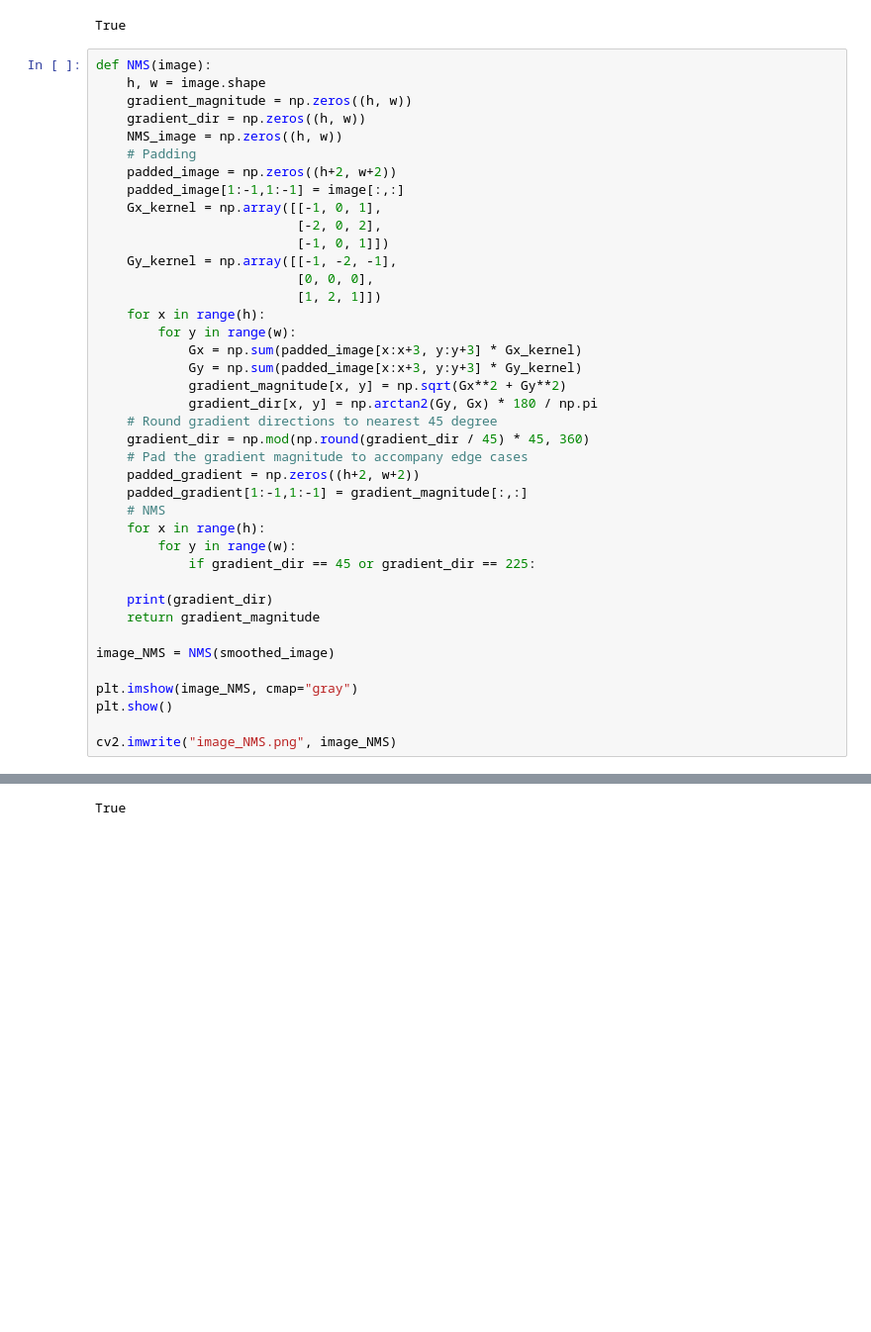
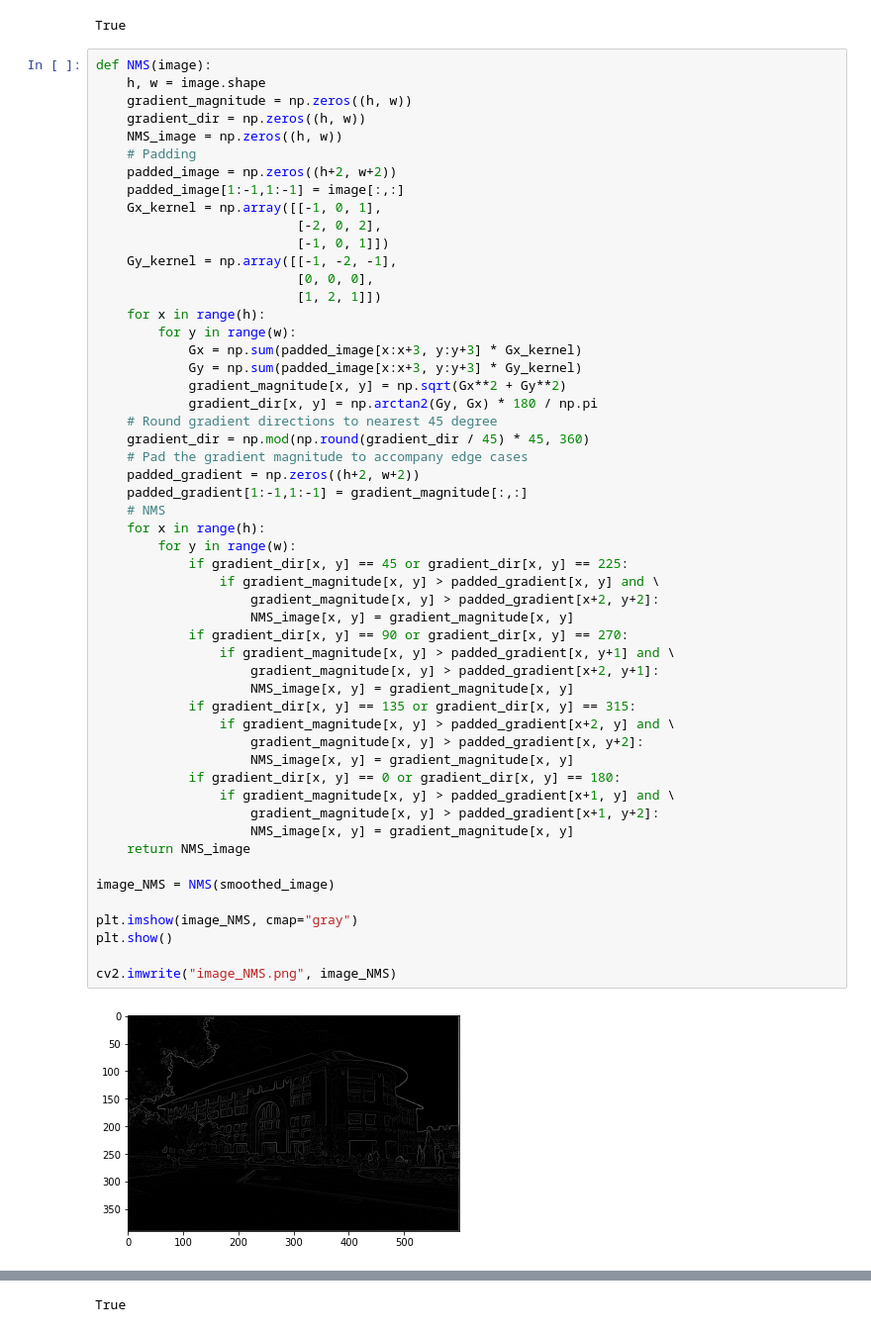
Before and after one commit to ghanbarzadeh/Course_MachineVision_2021, a Jupyter notebook: CHW1.ipynb, the cells around one changed output, grey strips where cells are left out. Shown at 99% size. Drawn from its saved outputs; the diff is of its cells as text; blank space fills up the shorter version.

```diff
--- a/CHW1.ipynb
+++ b/CHW1.ipynb
@@ -94,34 +94,48 @@ def NMS(image):
     padded_image = np.zeros((h+2, w+2))
     padded_image[1:-1,1:-1] = image[:,:]
     Gx_kernel = np.array([[-1, 0, 1],
                           [-2, 0, 2],
                           [-1, 0, 1]])
     Gy_kernel = np.array([[-1, -2, -1],
                           [0, 0, 0],
                           [1, 2, 1]])
     for x in range(h):
         for y in range(w):
             Gx = np.sum(padded_image[x:x+3, y:y+3] * Gx_kernel)
             Gy = np.sum(padded_image[x:x+3, y:y+3] * Gy_kernel)
             gradient_magnitude[x, y] = np.sqrt(Gx**2 + Gy**2)
             gradient_dir[x, y] = np.arctan2(Gy, Gx) * 180 / np.pi
     # Round gradient directions to nearest 45 degree
     gradient_dir = np.mod(np.round(gradient_dir / 45) * 45, 360)
     # Pad the gradient magnitude to accompany edge cases
     padded_gradient = np.zeros((h+2, w+2))
     padded_gradient[1:-1,1:-1] = gradient_magnitude[:,:]
     # NMS
     for x in range(h):
         for y in range(w):
-            if gradient_dir == 45 or gradient_dir == 225:
-
-    print(gradient_dir)
-    return gradient_magnitude
+            if gradient_dir[x, y] == 45 or gradient_dir[x, y] == 225:
+                if gradient_magnitude[x, y] > padded_gradient[x, y] and \
+                    gradient_magnitude[x, y] > padded_gradient[x+2, y+2]:
+                    NMS_image[x, y] = gradient_magnitude[x, y]
+            if gradient_dir[x, y] == 90 or gradient_dir[x, y] == 270:
+                if gradient_magnitude[x, y] > padded_gradient[x, y+1] and \
+                    gradient_magnitude[x, y] > padded_gradient[x+2, y+1]:
+                    NMS_image[x, y] = gradient_magnitude[x, y]
+            if gradient_dir[x, y] == 135 or gradient_dir[x, y] == 315:
+                if gradient_magnitude[x, y] > padded_gradient[x+2, y] and \
+                    gradient_magnitude[x, y] > padded_gradient[x, y+2]:
+                    NMS_image[x, y] = gradient_magnitude[x, y]
+            if gradient_dir[x, y] == 0 or gradient_dir[x, y] == 180:
+                if gradient_magnitude[x, y] > padded_gradient[x+1, y] and \
+                    gradient_magnitude[x, y] > padded_gradient[x+1, y+2]:
+                    NMS_image[x, y] = gradient_magnitude[x, y]
+    return NMS_image
 
 image_NMS = NMS(smoothed_image)
 
 plt.imshow(image_NMS, cmap="gray")
 plt.show()
 
 cv2.imwrite("image_NMS.png", image_NMS)
 # %% [output]
+[figure, new version]
```
Also changed, not shown: parts of 1 cell of this notebook.
